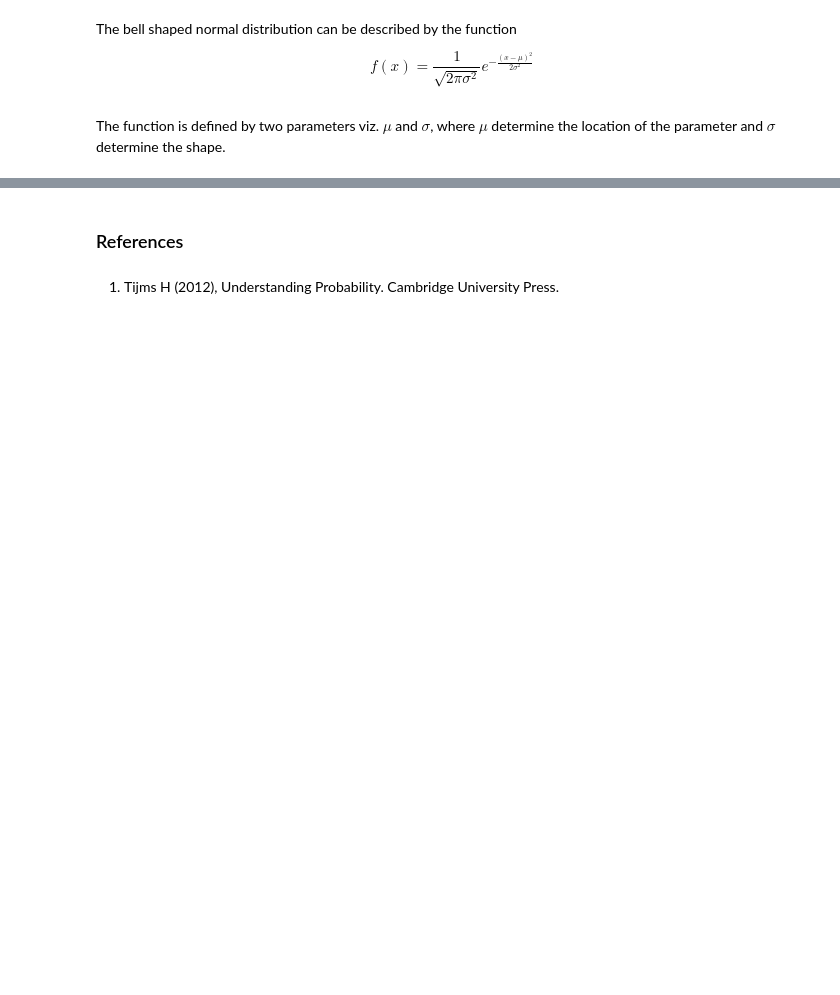
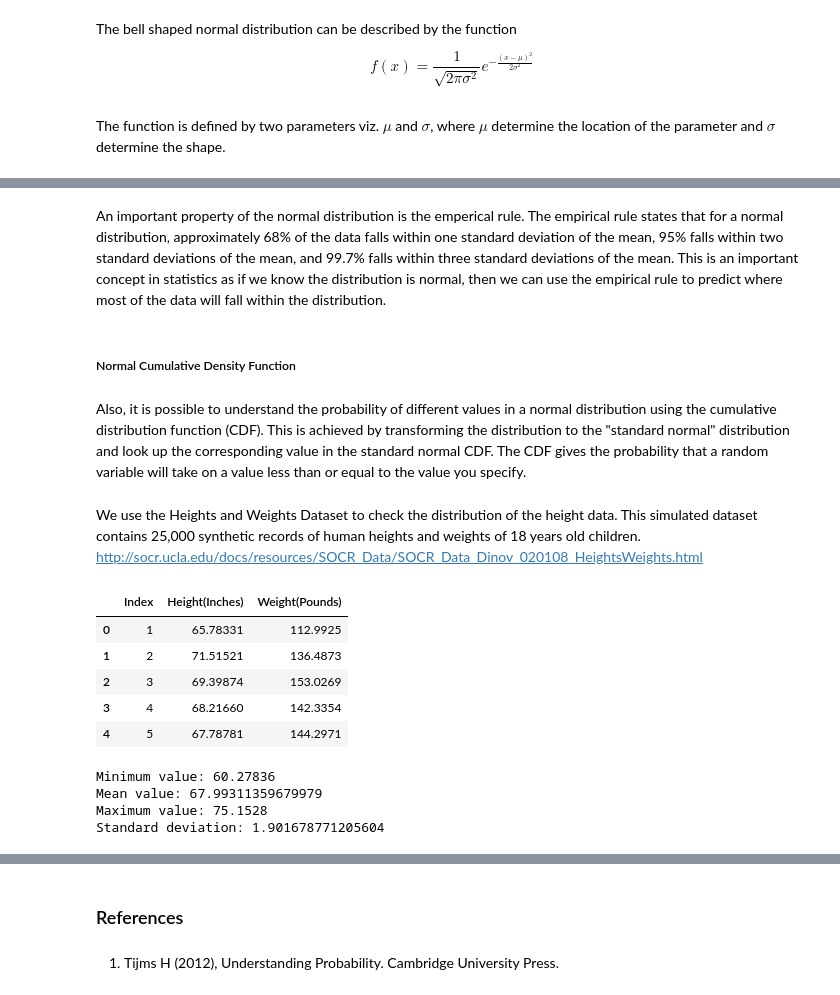
Before and after one commit to pcsukumar/funddata-assessment, a Jupyter notebook: Normal_distribution.ipynb, the cells around one changed output, grey strips where cells are left out. Drawn from its saved outputs; the diff is of its cells as text; code cells hidden in the pictures; blank space fills up the shorter version.

```diff
--- a/Normal_distribution.ipynb
+++ b/Normal_distribution.ipynb
@@ -15,3 +17,9 @@ The function is defined by two parameters viz. $\mu$ and $\sigma$, where $\mu$ d
+# %% [markdown]
+An important property of the normal distribution is the emperical rule. The empirical rule states that for a normal distribution, approximately 68% of the data falls within one standard deviation of the mean, 95% falls within two standard deviations of the mean, and 99.7% falls within three standard deviations of the mean. This is an important concept in statistics as if we know the distribution is normal, then we can use the empirical rule to predict where most of the data will fall within the distribution.
+# %% [markdown]
+##### Normal Cumulative Density Function
+# %% [markdown]
+Also, it is possible to understand the probability of different values in a normal distribution using the cumulative distribution function (CDF). This is achieved by transforming the distribution to the "standard normal" distribution and look up the corresponding value in the standard normal CDF. The CDF gives the probability that a random variable will take on a value less than or equal to the value you specify.
 # %%
 #Import necessary packages
 import pandas as pd
@@ -19,4 +27,37 @@ import numpy as np
 import matplotlib.pyplot as plt
 from scipy.stats import norm
 import random
+# %% [markdown]
+We use the Heights and Weights Dataset to check the distribution of the height data. This simulated dataset contains 25,000 synthetic records of human heights and weights of 18 years old children. http://socr.ucla.edu/docs/resources/SOCR_Data/SOCR_Data_Dinov_020108_HeightsWeights.html
+# %%
+#Read data file
+df = pd.read_csv('SOCR-HeightWeight.csv')
+df.head()
+# %% [output]
+|  | Index | Height(Inches) | Weight(Pounds) |
+| 0 | 1 | 65.78331 | 112.9925 |
+| 1 | 2 | 71.51521 | 136.4873 |
+| 2 | 3 | 69.39874 | 153.0269 |
+| 3 | 4 | 68.21660 | 142.3354 |
+| 4 | 5 | 67.78781 | 144.2971 |
+# %%
+#Read height data
+height = df['Height(Inches)']
+
+# Calculate the minimum, mean, maximum, and standard deviation of the height
+min_value = height.min()
+mean_value = height.mean()
+max_value = height.max()
+std_value = height.std()
+
+# Print the results
+print("Minimum value:", min_value)
+print("Mean value:", mean_value)
+print("Maximum value:", max_value)
+print("Standard deviation:", std_value)
+# %% [output]
+Minimum value: 60.27836
+Mean value: 67.99311359679979
+Maximum value: 75.1528
+Standard deviation: 1.901678771205604
 # %%
```
Also changed, not shown: parts of 12 cells of this notebook, 1 other file.
